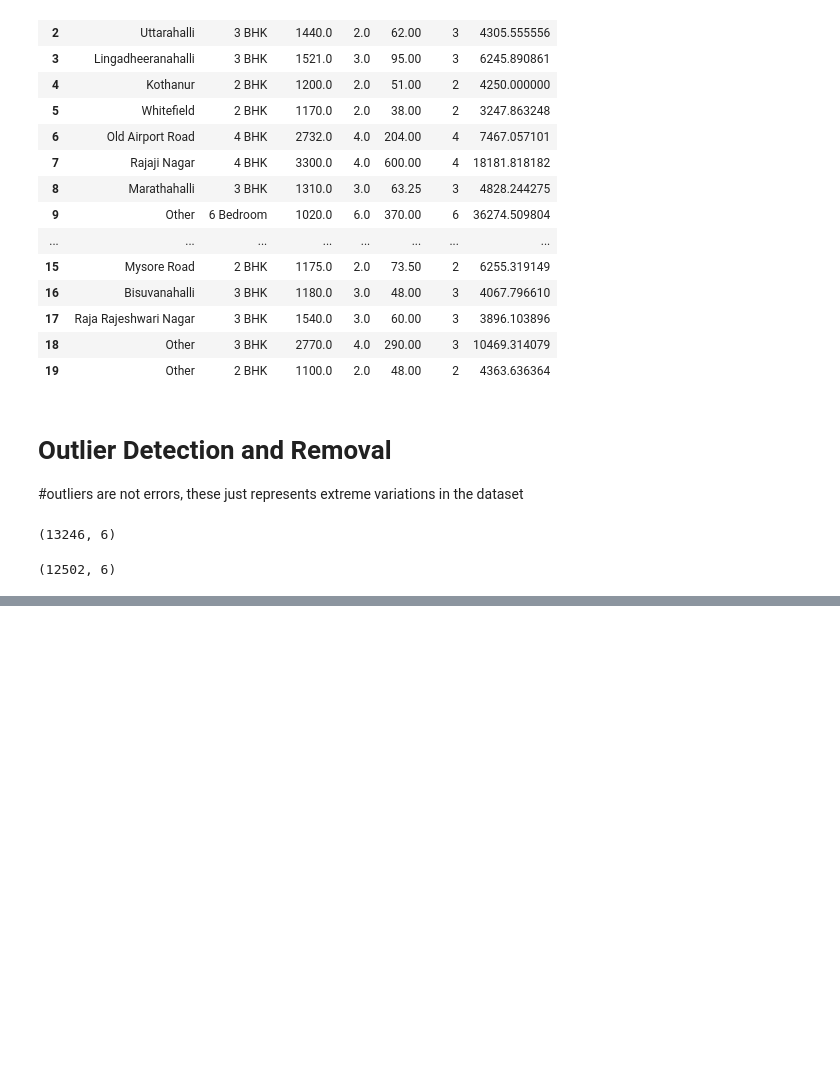
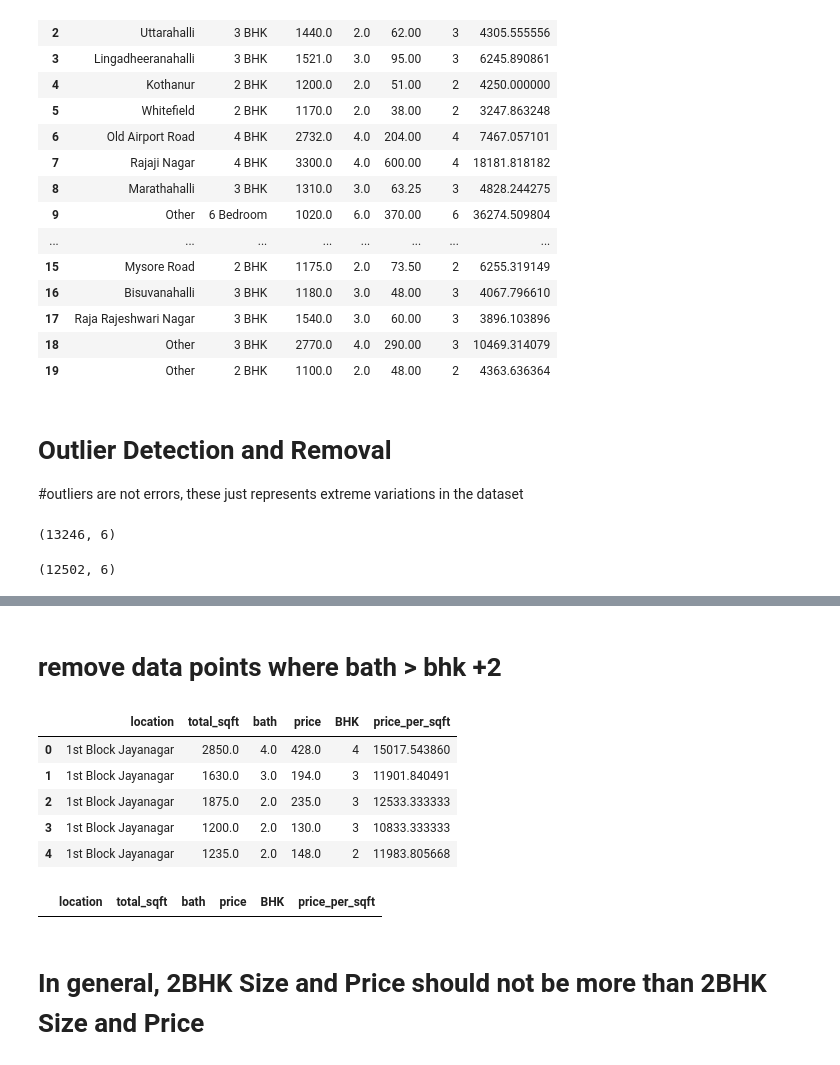
Before and after one commit to vedantmehta7/real-estate-price-prediction, a Jupyter notebook: real-estate-price-prediction.ipynb, the cells around one changed output, grey strips where cells are left out. Drawn from its saved outputs; the diff is of its cells as text; code cells hidden in the pictures; blank space fills up the shorter version.

```diff
--- a/real-estate-price-prediction.ipynb
+++ b/real-estate-price-prediction.ipynb
@@ -278,0 +329,18 @@ df6.shape
+# %% [markdown]
+# remove data points where bath > bhk +2
+# %%
+df8=df7[df7.bath < df7.BHK +2]
+df8.head()
+# %% [output]
+|  | location | total_sqft | bath | price | BHK | price_per_sqft |
+| 0 | 1st Block Jayanagar | 2850.0 | 4.0 | 428.0 | 4 | 15017.543860 |
+| 1 | 1st Block Jayanagar | 1630.0 | 3.0 | 194.0 | 3 | 11901.840491 |
+| 2 | 1st Block Jayanagar | 1875.0 | 2.0 | 235.0 | 3 | 12533.333333 |
+| 3 | 1st Block Jayanagar | 1200.0 | 2.0 | 130.0 | 3 | 10833.333333 |
+| 4 | 1st Block Jayanagar | 1235.0 | 2.0 | 148.0 | 2 | 11983.805668 |
+# %%
+df8[df8.bath>df8.BHK+2]
+# %% [output]
+|  | location | total_sqft | bath | price | BHK | price_per_sqft |
+# %% [markdown]
+# In general, 2BHK Size and Price should not be more than 2BHK Size and Price
```
Also changed, not shown: parts of 15 cells of this notebook.
